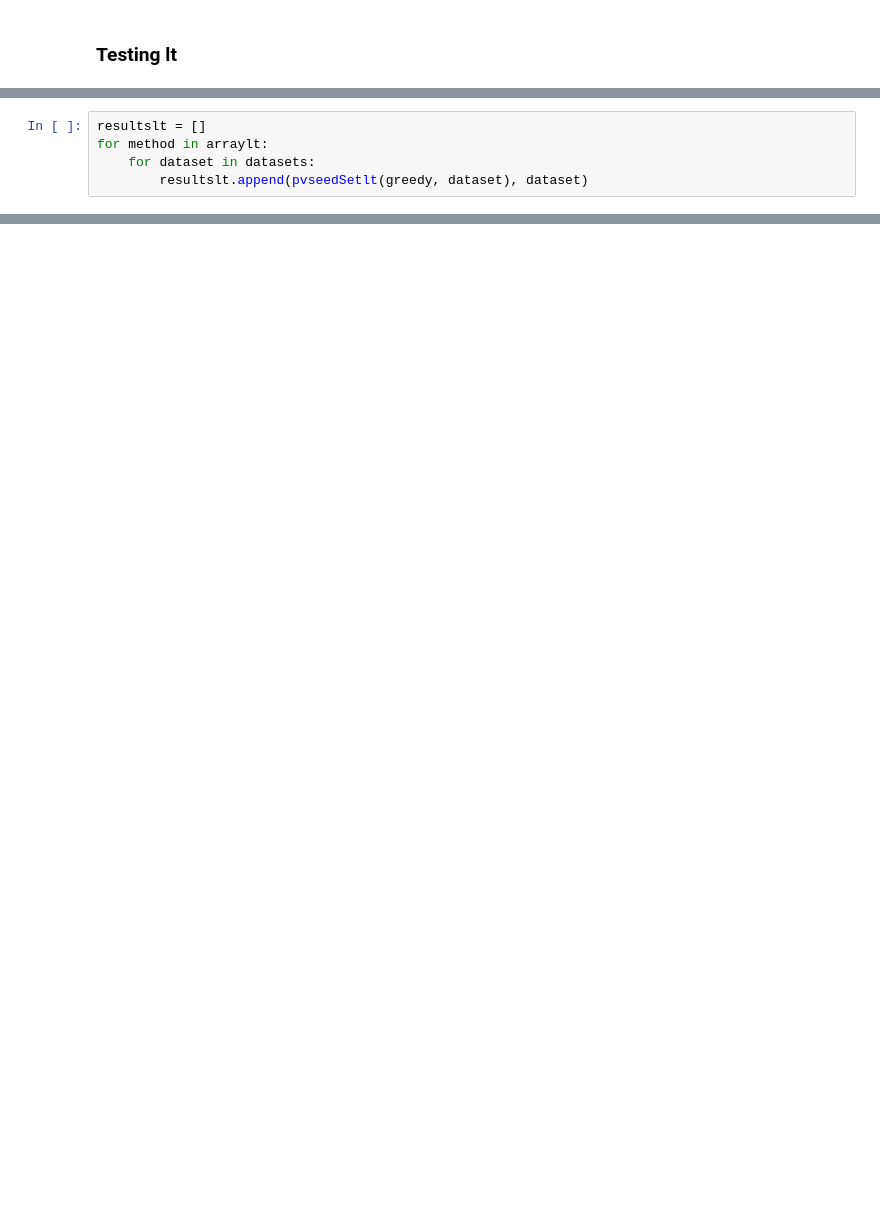
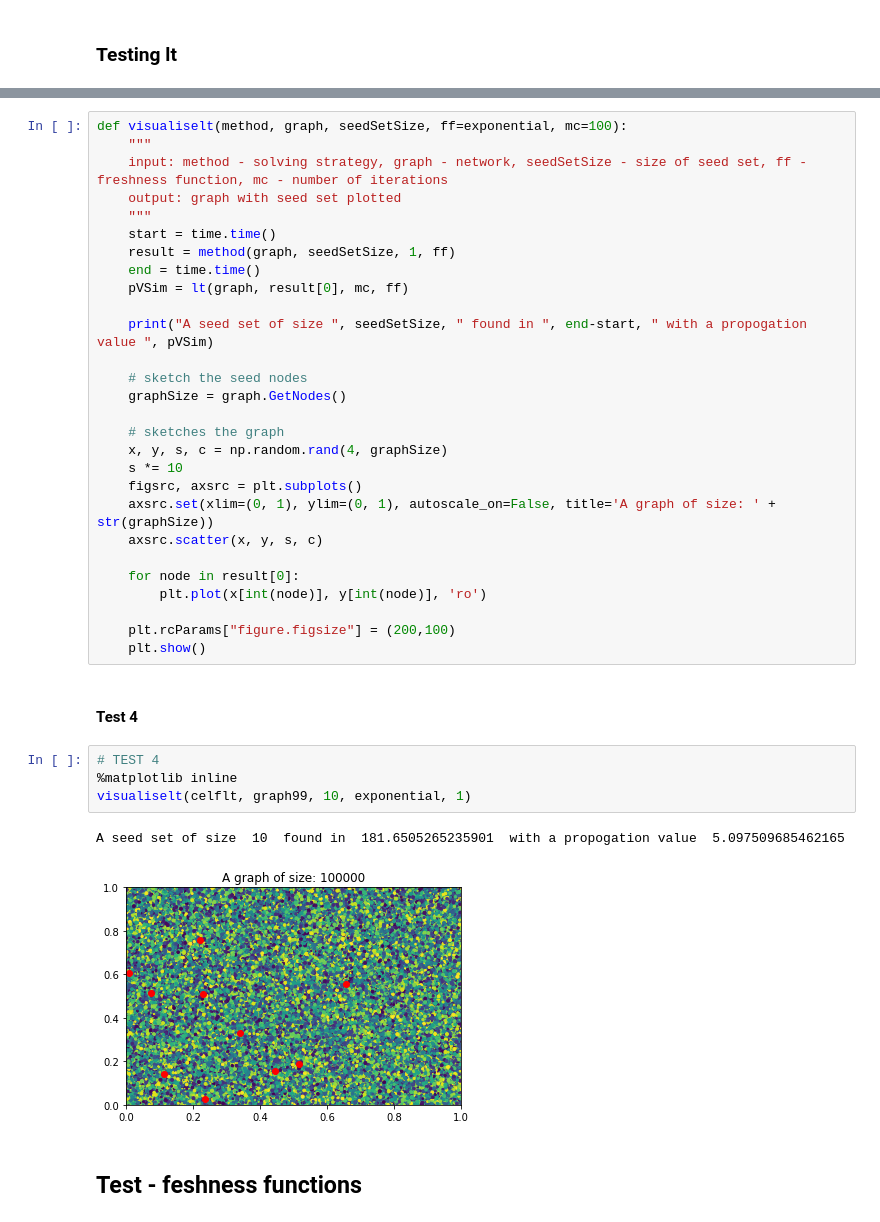
Before and after one commit to GDTNguyen/Influence-maximisation-Networks, a Jupyter notebook: influencemaximisation/InfluenceMaximisation.ipynb, the cells around one changed output, grey strips where cells are left out. Drawn from its saved outputs; the diff is of its cells as text; blank space fills up the shorter version.

```diff
--- a/influencemaximisation/InfluenceMaximisation.ipynb
+++ b/influencemaximisation/InfluenceMaximisation.ipynb
@@ -1030,5 +1182,0 @@ def pvseedSetlt(method, graph):
-# %%
-resultslt = []
-for method in arraylt:
-    for dataset in datasets:
-        resultslt.append(pvseedSetlt(greedy, dataset), dataset)
@@ -1034,0 +1205,39 @@ for method in arraylt:
+# %%
+def visualiselt(method, graph, seedSetSize, ff=exponential, mc=100):
+    """
+    input: method - solving strategy, graph - network, seedSetSize - size of seed set, ff - freshness function, mc - number of iterations
+    output: graph with seed set plotted
+    """
+    start = time.time()
+    result = method(graph, seedSetSize, 1, ff)
+    end = time.time()
+    pVSim = lt(graph, result[0], mc, ff)
+
+    print("A seed set of size ", seedSetSize, " found in ", end-start, " with a propogation value ", pVSim)
+
+    # sketch the seed nodes
+    graphSize = graph.GetNodes()
+
+    # sketches the graph
+    x, y, s, c = np.random.rand(4, graphSize)
+    s *= 10
+    figsrc, axsrc = plt.subplots()
+    axsrc.set(xlim=(0, 1), ylim=(0, 1), autoscale_on=False, title='A graph of size: ' + str(graphSize))
+    axsrc.scatter(x, y, s, c)
+
+    for node in result[0]:
+        plt.plot(x[int(node)], y[int(node)], 'ro')
+
+    plt.rcParams["figure.figsize"] = (200,100)
+    plt.show()
+# %% [markdown]
+#### Test 4
+# %%
+# TEST 4
+%matplotlib inline
+visualiselt(celflt, graph99, 10, exponential, 1)
+# %% [output]
+A seed set of size  10  found in  181.6505265235901  with a propogation value  5.097509685462165
+[figure, added]
+# %% [markdown]
+## Test - feshness functions
```
Also changed, not shown: parts of 70 cells of this notebook, 4 other files.
